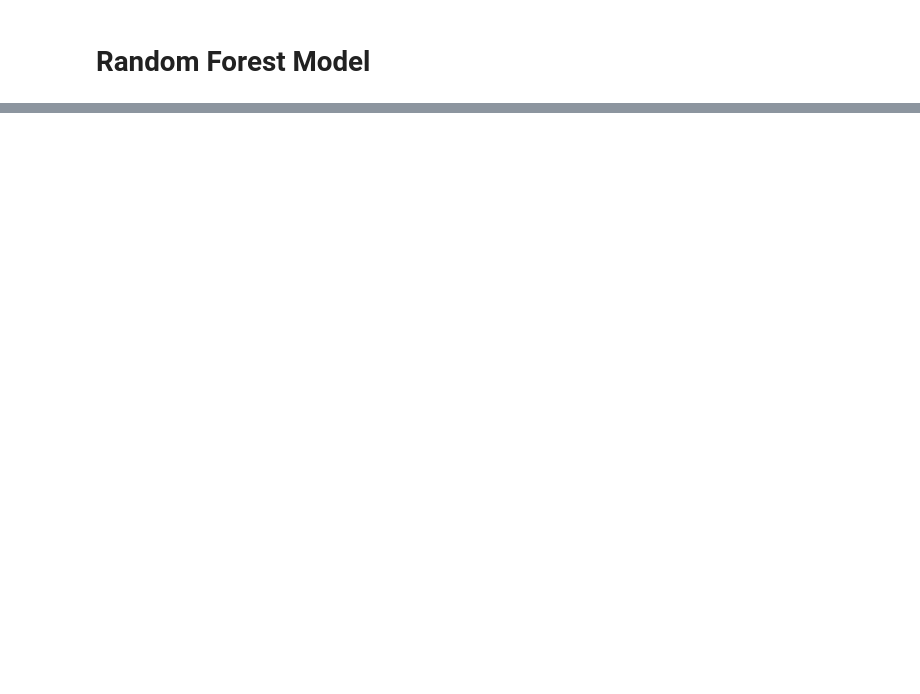
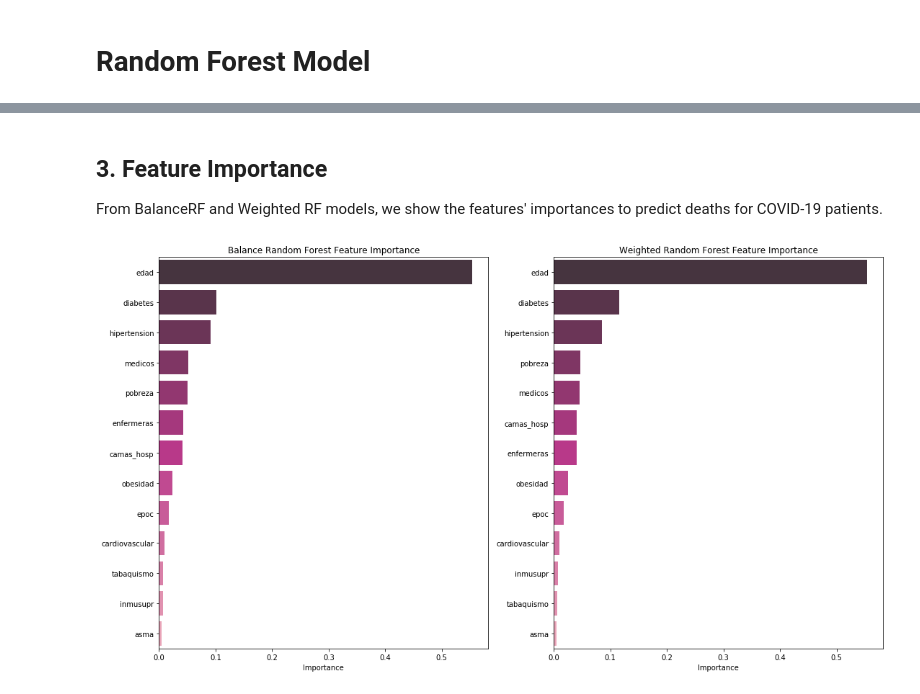
Before and after one commit to ml-project-2020/covid, a Jupyter notebook: Random Forest Model.ipynb, the cells around one changed output, grey strips where cells are left out. Drawn from its saved outputs; the diff is of its cells as text; code cells hidden in the pictures; blank space fills up the shorter version.

```diff
--- a/Random Forest Model.ipynb
+++ b/Random Forest Model.ipynb
@@ -22,0 +162,19 @@ Raw data deleted. If you specified filename, clean data will be saved in data di
+# %% [markdown]
+## 3. Feature Importance
+
+From BalanceRF and Weighted RF models, we show the features' importances to predict deaths for COVID-19 patients.
+# %%
+fig, (ax1, ax2) = plt.subplots(1, 2, figsize=(18, 10))
+for model, subplot in [(grid_brf.best_estimator_, ax1), (grid_wrf.best_estimator_, ax2)]:
+    importances = model.feature_importances_
+    fi = pd.DataFrame(data={'Features': features,
+                        'Importance': importances}).sort_values(by='Importance', ascending=False)
+    sns.barplot(x='Importance', y='Features', data=fi, palette="RdPu_d", ax=subplot)
+    subplot.set_xlabel('Importance')
+    subplot.set_ylabel('')
+    if subplot == ax1:
+        subplot.set_title('Balance Random Forest Feature Importance')
+    else:
+        subplot.set_title('Weighted Random Forest Feature Importance')
+# %% [output]
+[figure, added]
```
Also changed, not shown: parts of 20 cells of this notebook, 1 other file.
